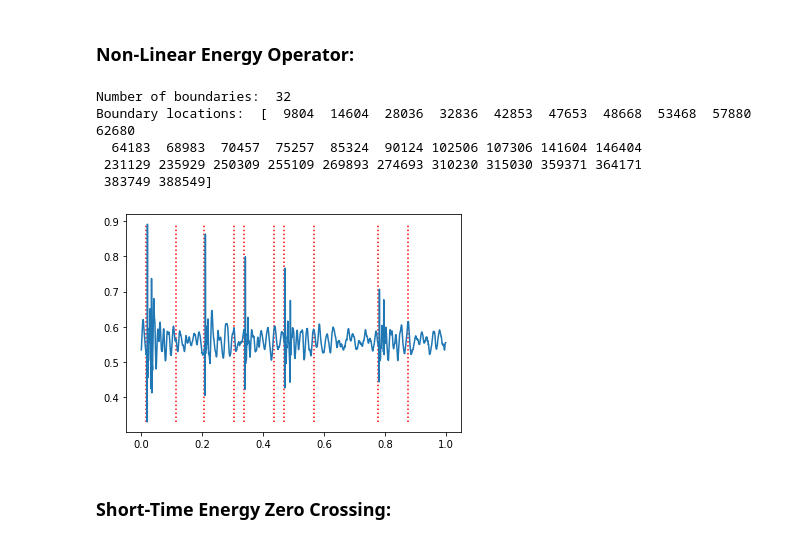
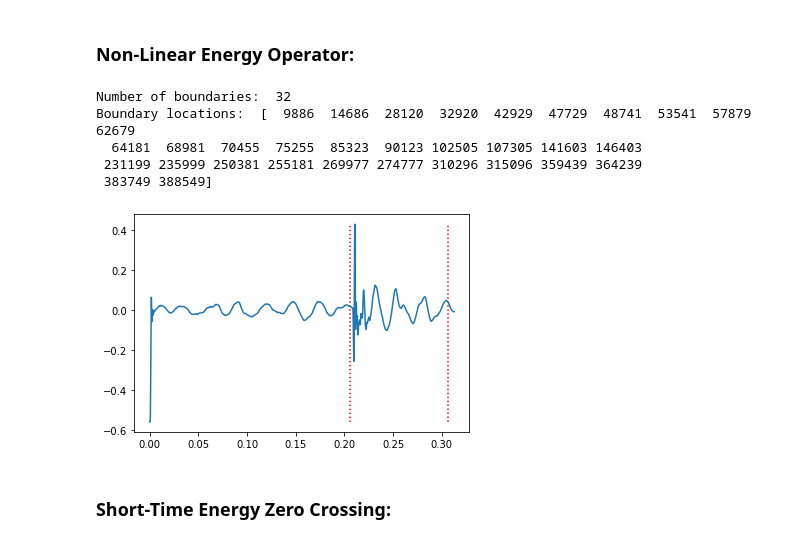
Before and after one commit to vkoil/pempheris-adspersa-alphabetisation, a Jupyter notebook: segmentation.ipynb, the cells around one changed output. Drawn from its saved outputs; the diff is of its cells as text; code cells hidden in the pictures.

```diff
--- a/segmentation.ipynb
+++ b/segmentation.ipynb
@@ -46,10 +46,11 @@ Return:
     s_signal (numpy.array): spliced signal
     s_boundaries (numpy.array): boundaries adjusted to spliced signal
 '''
-def signal_splice(signal, t1, t2, sr, boundaries=[]):
+def signal_splice(signal, t1, t2, sr=sr, boundaries=None):
     t1 = int(t1*sr)
     t2 = int(t2*sr)
     signal = signal[t1:t2]
-    boundaries = boundaries[(boundaries >= t1) & (boundaries <= t2)] #obtain boundaries in range
-    boundaries -= t1
+    if (boundaries is not None):
+        boundaries = boundaries[(boundaries >= t1) & (boundaries <= t2)] #obtain boundaries in range
+        boundaries -= t1
     return signal, boundaries
@@ -75,7 +62,7 @@ Description:
     Computes the windowed version of the non-linear energy operator (w-NLEO),
     for the entire signal array returns an array containing boundary positions.
 Parameters:
-    data (numppy.ndarray): signal array
+    data (numpy.ndarray): signal array
     window_size (int): size of windows to perform NLEO operation.
     threshold (float): minimum threshold for considering boundaries.
 Return:
@@ -99,8 +86,19 @@ def nonlinear_energy_operator(data, window_size, threshold):
 
     boundaries, _ = signal.find_peaks(gnleos, height=threshold)
 
-
-    return boundaries_to_segments(boundaries)
+    segs = []
+    for i in range(len(boundaries)):
+        # discard all boundaries except those that appear first in a group of boundaries.
+        if (i == 0):
+            segs.append(boundaries[i])
+        elif (boundaries[i]-boundaries[i-1] >= sr*0.1): # assuming a minimum degree of separation of 100ms.
+            segs.append(boundaries[i])
+    segs = np.asarray(segs)
+    segs = segs - int(0.005 * sr) # adjusting by 2ms for tendency to assign boundaries before spike.
+    segs = segs[segs > 0]
+    segs = np.sort(np.concatenate([segs, segs + int(0.1 * sr)], axis=0),axis=0)
+    return segs
+    # return nleo_boundaries_to_segments(boundaries)
 # %%
 '''
     https://github.com/rimshasaeed/Voice-Activity-Detection
@@ -150,22 +150,26 @@ def ezcr_vad(signal, window_size, overlap, sr=sr):
 # %%
 # loads an audio file as an numpp array containing signal amplitudes
 sample, _ = librosa.load("data/samples/processed/67375127.140411201837_002510_002518.wav", sr=sr)
+# %%
+sample -= np.mean(sample)
 # %% [markdown]
 ### Non-Linear Energy Operator:
 # %%
-boundaries_nleo = nonlinear_energy_operator(sample, 10, 0.1)
+# parameters set through experimentation.
+# window_size = 10, Threshold = 0.01 yields best compromise between efficiency and captured boundaries
+boundaries_nleo = nonlinear_energy_operator(sample, 10, 0.01)
 print("Number of boundaries: ", len(boundaries_nleo))
 print("Boundary locations: ", boundaries_nleo)
 # %% [output]
 Number of boundaries:  32
-Boundary locations:  [  9804  14604  28036  32836  42853  47653  48668  53468  57880  62680
-  64183  68983  70457  75257  85324  90124 102506 107306 141604 146404
- 231129 235929 250309 255109 269893 274693 310230 315030 359371 364171
+Boundary locations:  [  9886  14686  28120  32920  42929  47729  48741  53541  57879  62679
+  64181  68981  70455  75255  85323  90123 102505 107305 141603 146403
+ 231199 235999 250381 255181 269977 274777 310296 315096 359439 364239
  383749 388549]
 # %%
-subsig, subbounds = signal_splice(sample, 1, 2, sr, boundaries_nleo)
+subsig, subbounds = signal_splice(sample, 0, 0.3125, sr, boundaries_nleo)
 plot_boundaries_on_signal(subsig, subbounds, sr)
 # %% [output]
-[figure, old version]
+[figure, new version]
 # %% [markdown]
 ### Short-Time Energy Zero Crossing:
```
Also changed, not shown: parts of 8 cells of this notebook.
